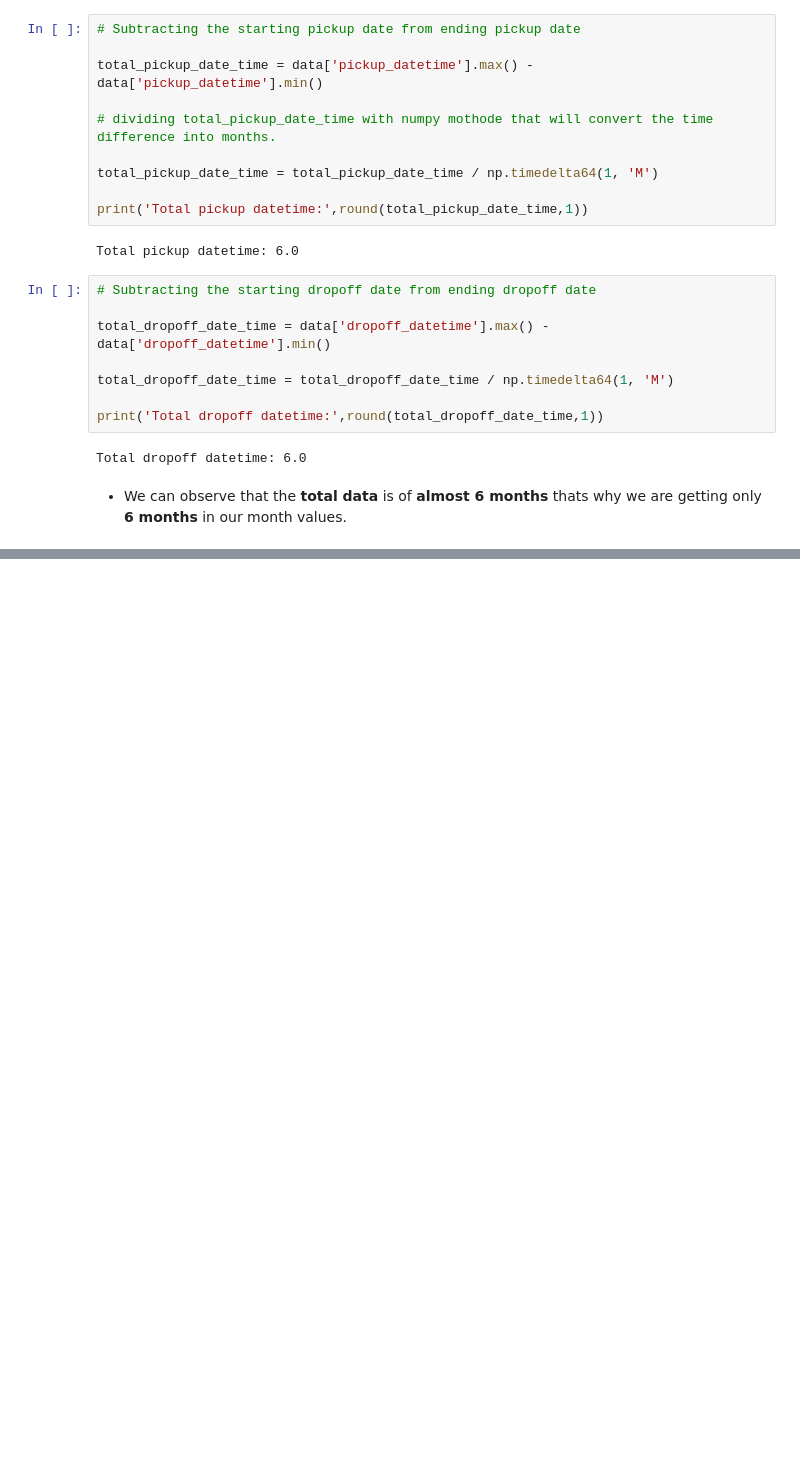
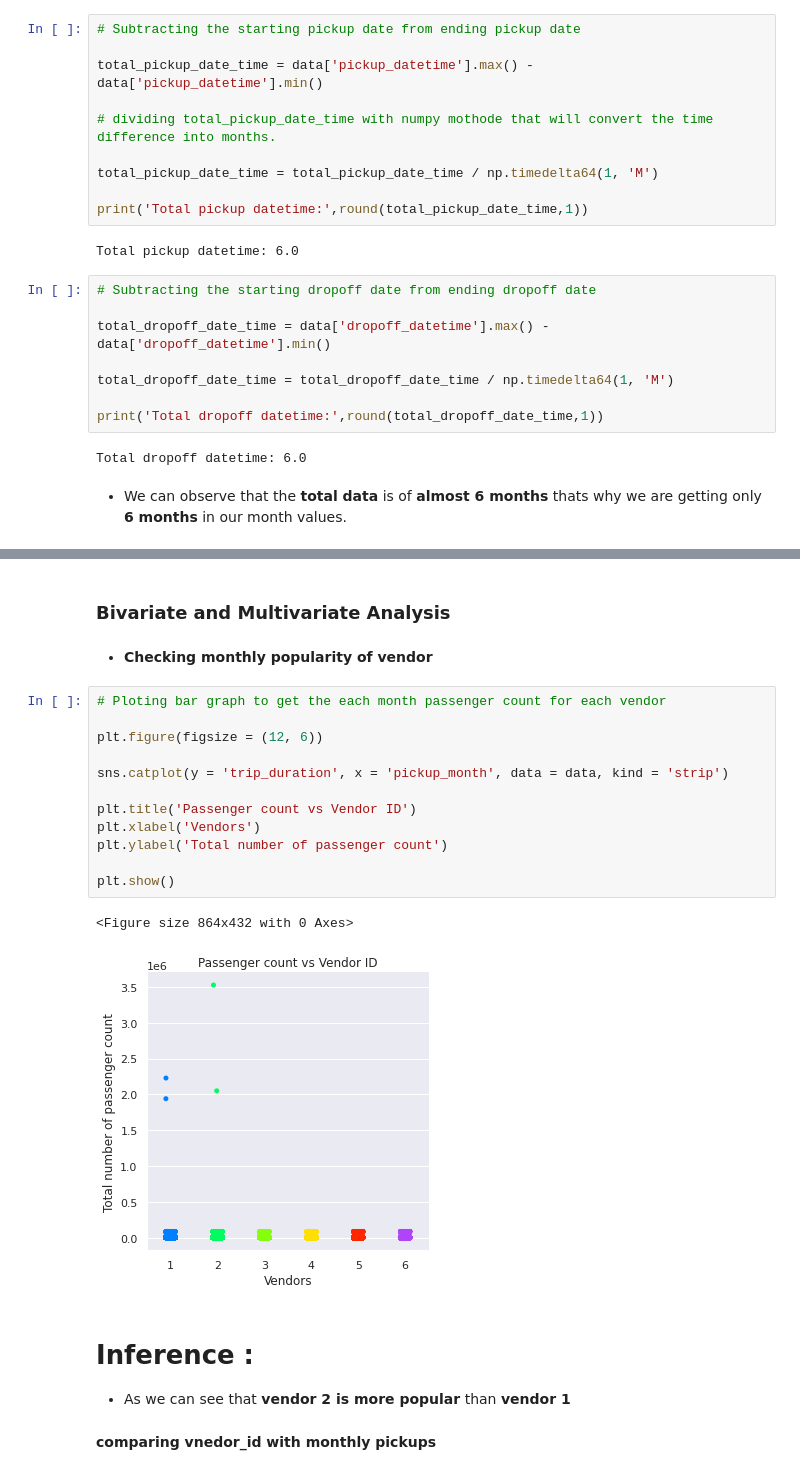
Before and after one commit to dsankush/NYC-Taxi-Trip-Time-Prediction, a Jupyter notebook: NYC_Taxi_Trip_Time_Prediction_Capstone_Project.ipynb, the cells around one changed output, grey strips where cells are left out. Drawn from its saved outputs; the diff is of its cells as text; blank space fills up the shorter version.

```diff
--- a/NYC_Taxi_Trip_Time_Prediction_Capstone_Project.ipynb
+++ b/NYC_Taxi_Trip_Time_Prediction_Capstone_Project.ipynb
@@ -1022,0 +1048,24 @@ Total dropoff datetime: 6.0
+# %% [markdown]
+### **Bivariate and Multivariate Analysis**
+# %% [markdown]
+* <b> Checking monthly popularity of vendor</b>
+# %%
+# Ploting bar graph to get the each month passenger count for each vendor
+
+plt.figure(figsize = (12, 6))
+
+sns.catplot(y = 'trip_duration', x = 'pickup_month', data = data, kind = 'strip')
+
+plt.title('Passenger count vs Vendor ID')
+plt.xlabel('Vendors')
+plt.ylabel('Total number of passenger count')
+
+plt.show()
+# %% [output]
+<Figure size 864x432 with 0 Axes>
+[figure, added]
+# %% [markdown]
+# Inference :
+* As we can see that <b>vendor 2 is more popular</b> than <b>vendor 1</b>
+# %% [markdown]
+**comparing vnedor_id with monthly pickups**
```
Also changed, not shown: parts of 81 cells of this notebook.
